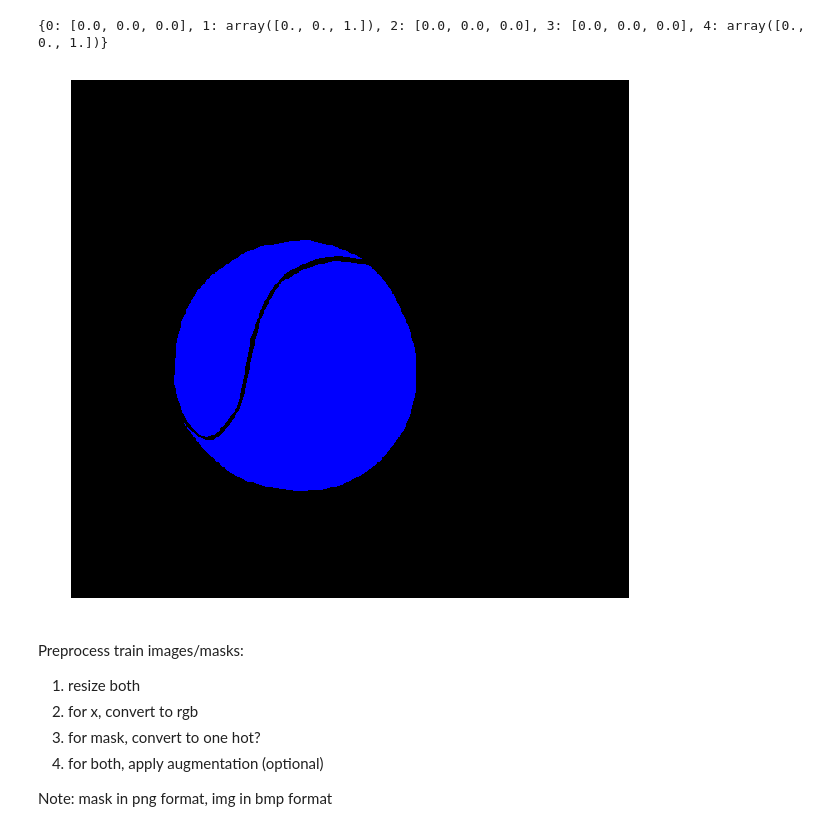
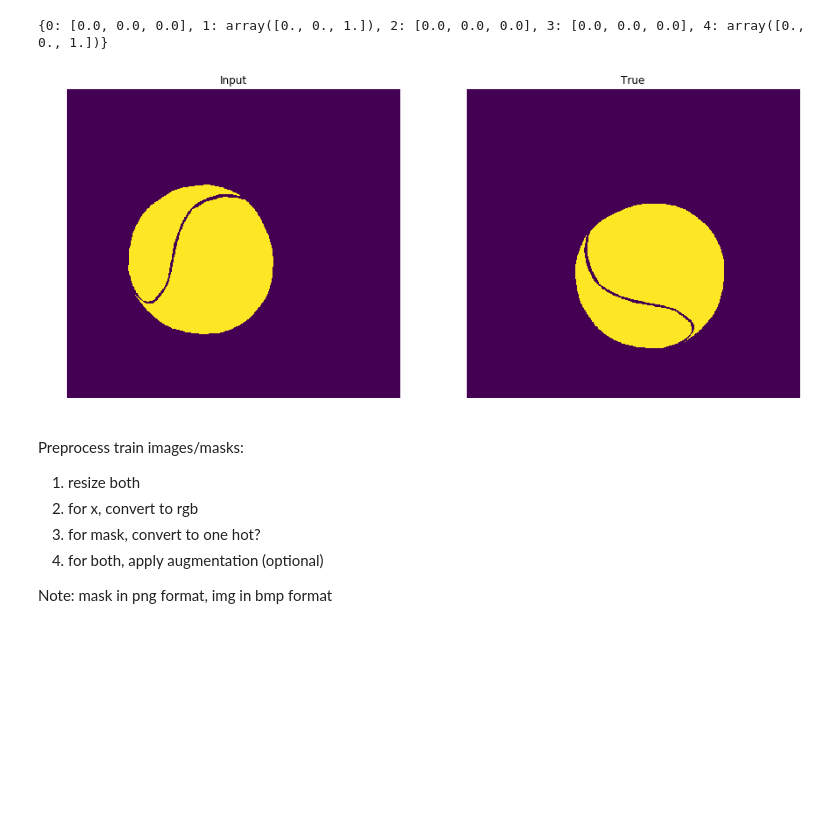
Before and after one commit to jhk0429/Segmentation_project, a Jupyter notebook: train_hole.ipynb, the cells around one changed output. Drawn from its saved outputs; the diff is of its cells as text; code cells hidden in the pictures; blank space fills up the shorter version.

```diff
--- a/train_hole.ipynb
+++ b/train_hole.ipynb
@@ -21,7 +21,7 @@ Segmentation Models: using `keras` framework.
 # %%
 def display(display_list, idx=None, only_inference=False, fig_size=15):
     """
-    "only_inference" = True creates sample of inferenced image PNG file.
+    "only_inference" = True designed to create a PNG sample of inferenced image.
     """
     if only_inference:
         plt.figure(figsize=(fig_size,fig_size))
@@ -145,19 +145,19 @@ def rgb_to_onehot(rgb_arr, color_dict):
 # %%
 a = rgb_to_onehot(mask,color_dict)
 
 bb = tf.expand_dims(np.argmax(a, axis=-1),-1)
 #bbb = tf.image.resize(bb, IMG_SIZE) #480, 576 960,1152
 bbb = tf.image.crop_to_bounding_box(bb, CROP_SIZE[0], CROP_SIZE[1], CROP_SIZE[2], CROP_SIZE[3])
 
 #ccc = tf.image.flip_left_right(bbb)
 angle = np.random.uniform(0,2*np.pi)
-ccc = tfa.image.rotate(bbb, angle)
+ccc = tfa.image.rotate(bbb, np.pi/2)
 
-#display([bbb, ccc])
+display([bbb, ccc])
 
-onehot_to_rgb(bbb)
+#onehot_to_rgb(bbb)
 # %% [output]
-[figure, old version]
+[figure, new version]
 # %% [markdown]
 Preprocess train images/masks:
   1. resize both
```
Also changed, not shown: parts of 15 cells of this notebook, 3 other files.
